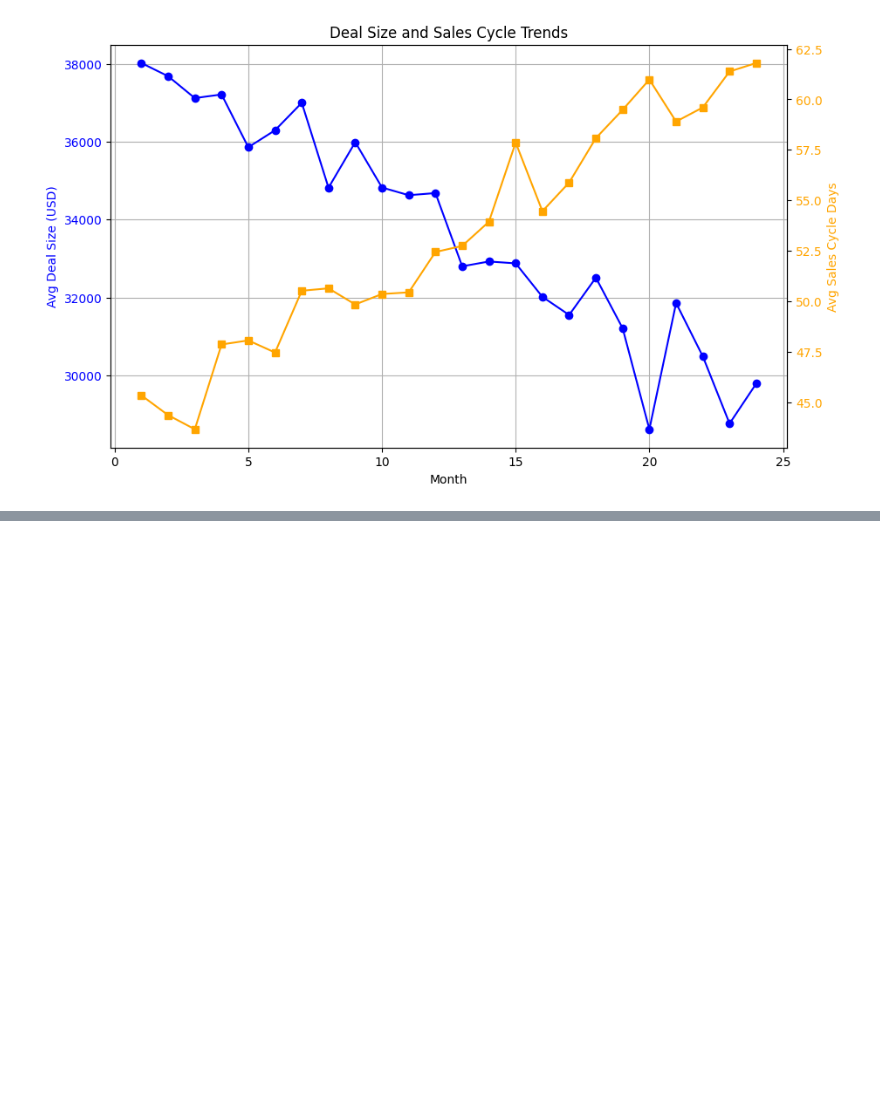
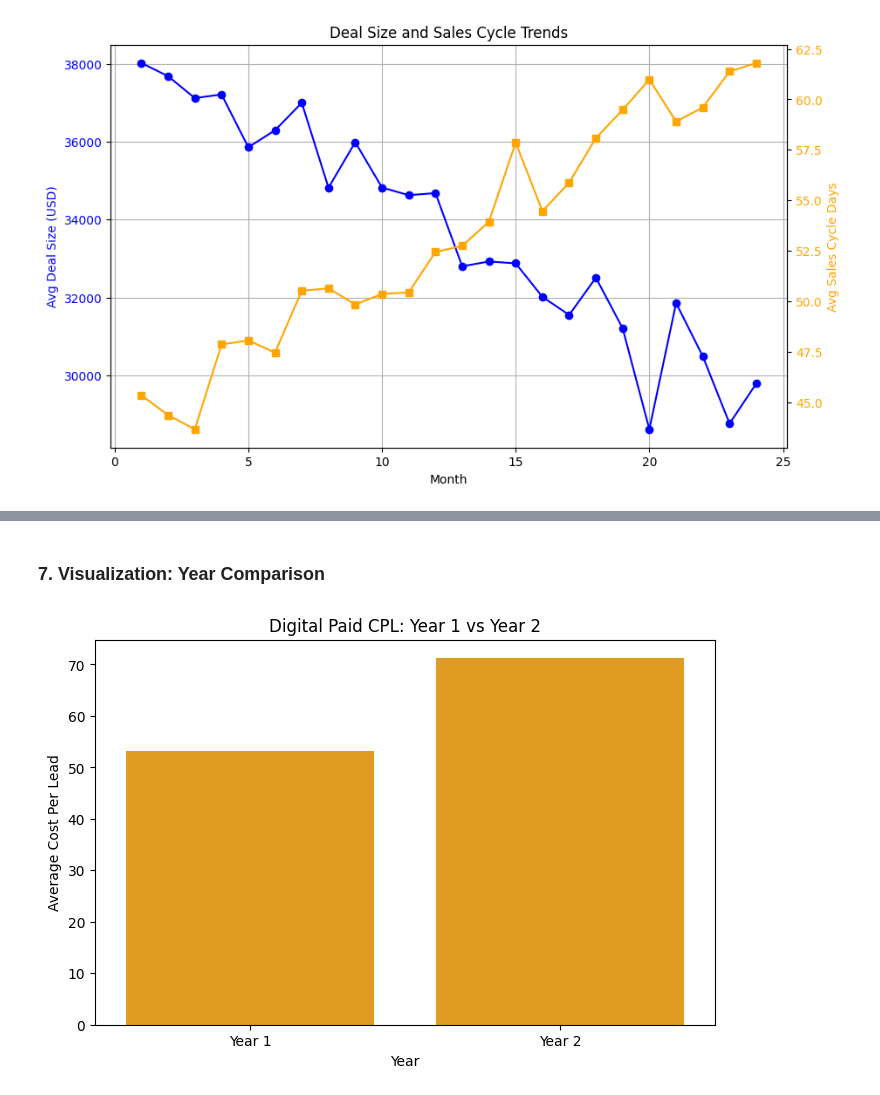
Before and after one commit to hawa1983/MG-628, a Jupyter notebook: Midterm_Regression_Project.ipynb, the cells around one changed output, grey strips where cells are left out. Saved outputs shown, nothing was run; the diff lists cells and outputs as text; code cells hidden in the pictures; blank space fills up the shorter version.

```diff
--- a/Midterm_Regression_Project.ipynb
+++ b/Midterm_Regression_Project.ipynb
@@ -160,0 +345,9 @@ plt.show()
+# %%
+digital_paid['Year'] = np.where(digital_paid['Month'] <= 12, 'Year 1', 'Year 2')
+
+year_comparison = digital_paid.groupby('Year').agg(
+    Total_Spend=('Spend_USD','sum'),
+    Avg_CPL=('Cost_Per_Lead_USD','mean')
+).reset_index()
+
+year_comparison
@@ -160,0 +363,18 @@ plt.show()
+# %% [markdown]
+### 7. Visualization: Year Comparison
+# %%
+plt.figure(figsize=(8,5))
+
+sns.barplot(
+    data=year_comparison,
+    x='Year',
+    y='Avg_CPL',
+    color='orange'
+)
+
+plt.title('Digital Paid CPL: Year 1 vs Year 2')
+plt.ylabel('Average Cost Per Lead')
+
+plt.show()
+# %% [output]
+[figure, added]
```
Also changed, not shown: parts of 33 cells of this notebook.
